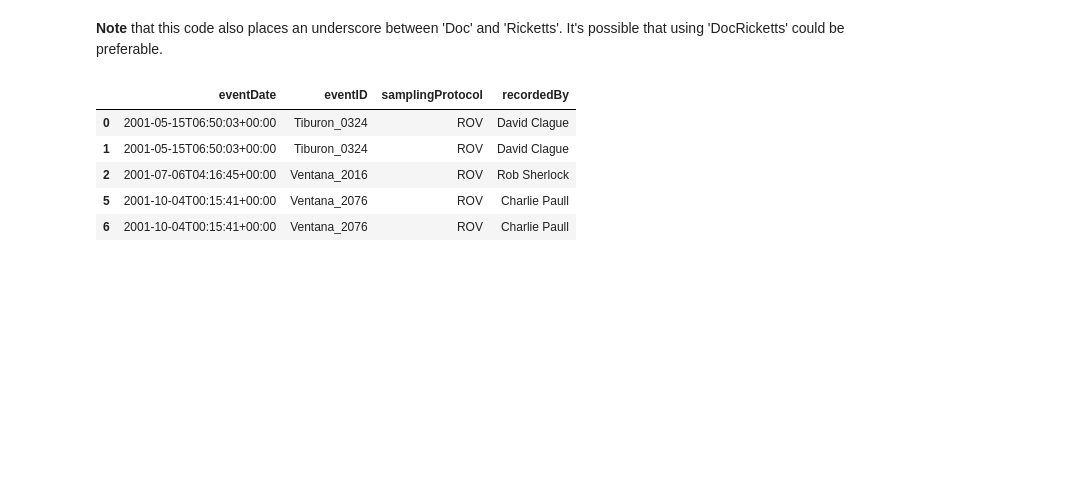
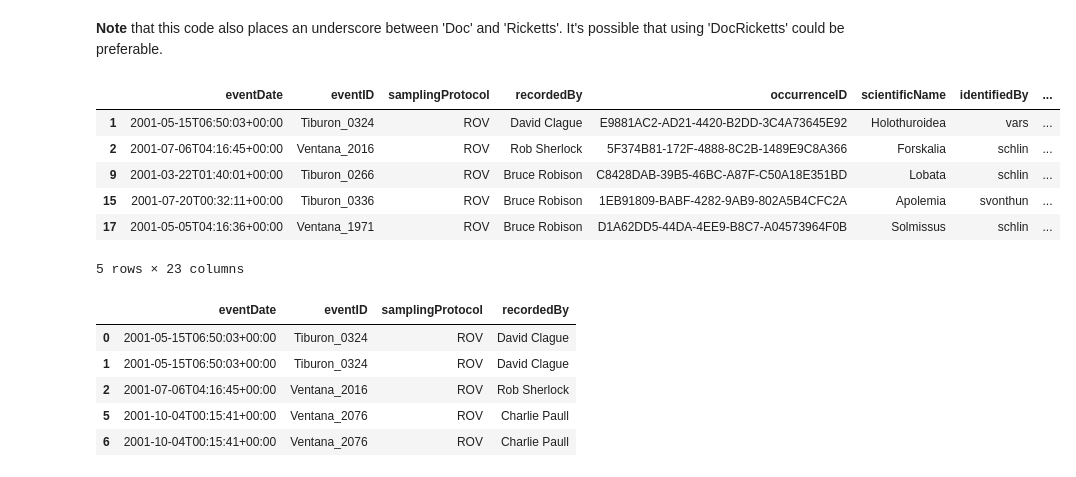
Before and after one commit to CeNCOOS/VARS, a Jupyter notebook: VARS_2001_conversion.ipynb, the cells around one changed output. Cells and saved outputs as stored; diff of their text form; code cells hidden in the pictures; blank space fills up the shorter version.

Commit message:
First commit of DwC conversion of all VARS records from 2001

```diff
--- a/VARS_2001_conversion.ipynb
+++ b/VARS_2001_conversion.ipynb
@@ -263,6 +263,19 @@ converted.head()
 | 6 | 2001-10-03 17:15:41 | Ventana_2076 | ROV | Charlie Paull |
 # %% [markdown]
 **Note** that this code also places an underscore between 'Doc' and 'Ricketts'. It's possible that using 'DocRicketts' could be preferable.
+# %%
+## Add institutionCode
+
+converted['institutionCode'] = 'MBARI'
+converted.head()
+# %% [output]
+|  | eventDate | eventID | samplingProtocol | recordedBy | occurrenceID | scientificName | identifiedBy | ... |
+| 1 | 2001-05-15T06:50:03+00:00 | Tiburon_0324 | ROV | David Clague | E9881AC2-AD21-4420-B2DD-3C4A73645E92 | Holothuroidea | vars | ... |
+| 2 | 2001-07-06T04:16:45+00:00 | Ventana_2016 | ROV | Rob Sherlock | 5F374B81-172F-4888-8C2B-1489E9C8A366 | Forskalia | schlin | ... |
+| 9 | 2001-03-22T01:40:01+00:00 | Tiburon_0266 | ROV | Bruce Robison | C8428DAB-39B5-46BC-A87F-C50A18E351BD | Lobata | schlin | ... |
+| 15 | 2001-07-20T00:32:11+00:00 | Tiburon_0336 | ROV | Bruce Robison | 1EB91809-BABF-4282-9AB9-802A5B4CFC2A | Apolemia | svonthun | ... |
+| 17 | 2001-05-05T04:16:36+00:00 | Ventana_1971 | ROV | Bruce Robison | D1A62DD5-44DA-4EE9-B8C7-A04573964F0B | Solmissus | schlin | ... |
+5 rows × 23 columns
 # %%
 ## Format eventDate
 
```
Also changed, not shown: parts of 27 cells of this notebook.
